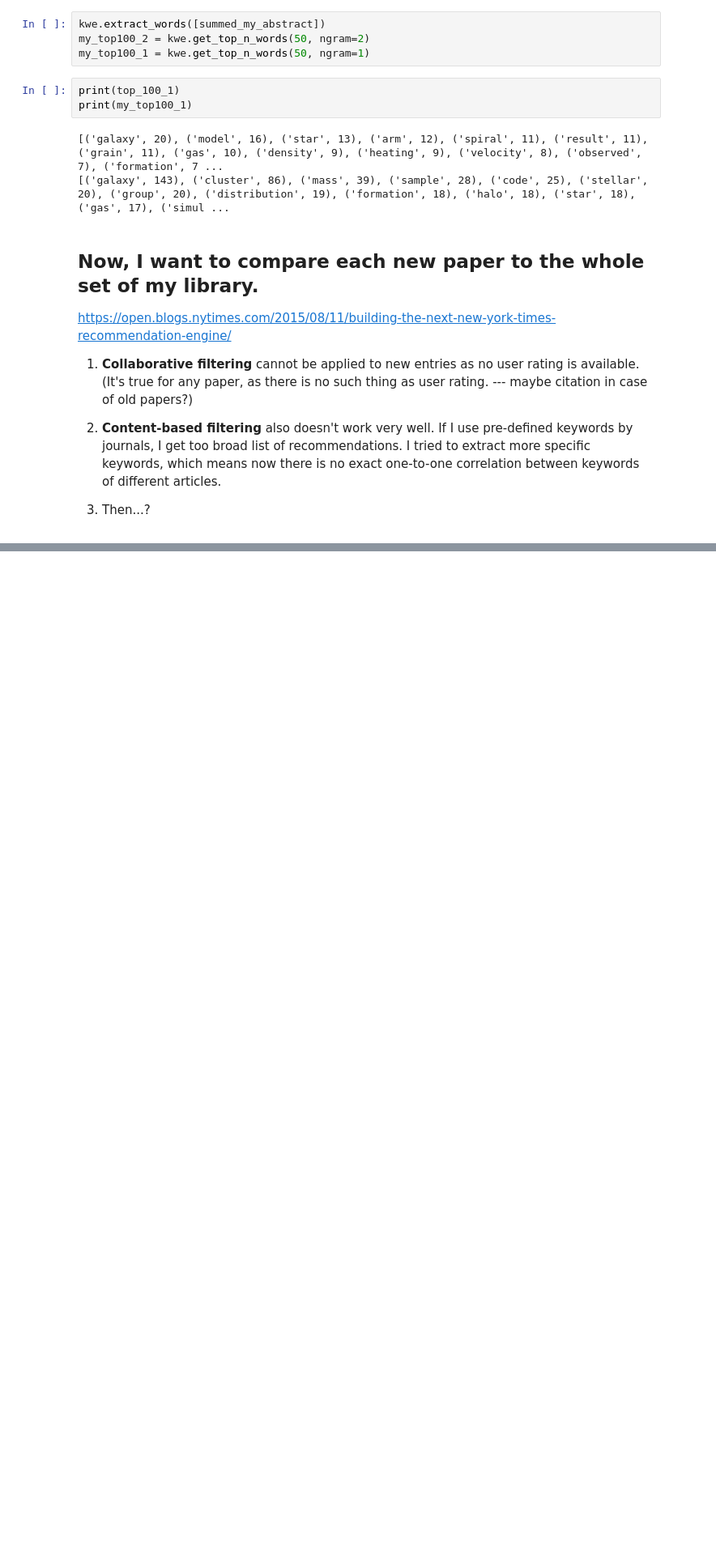
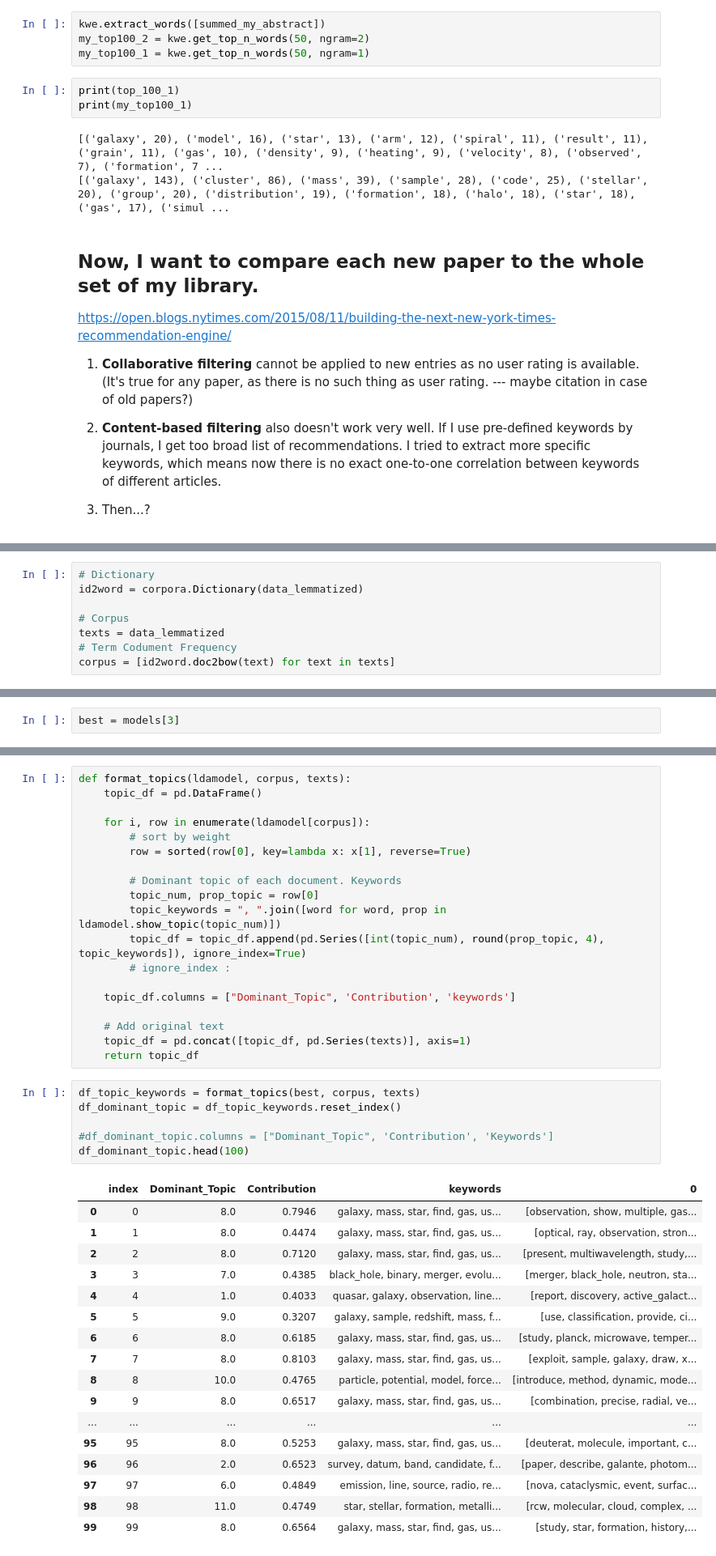
Before and after one commit to Hoseung/MyLibrary, a Jupyter notebook: Paper_recommender.ipynb, the cells around one changed output, grey strips where cells are left out. Shown at 81% size. Saved outputs shown, nothing was run; the diff lists cells and outputs as text; blank space fills up the shorter version.

```diff
--- a/Paper_recommender.ipynb
+++ b/Paper_recommender.ipynb
@@ -121,0 +210,8 @@ My actual thought process when determining which paper to read and which not nee
+# %%
+# Dictionary
+id2word = corpora.Dictionary(data_lemmatized)
+
+# Corpus
+texts = data_lemmatized
+# Term Codument Frequency
+corpus = [id2word.doc2bow(text) for text in texts]
@@ -121,0 +271,2 @@ My actual thought process when determining which paper to read and which not nee
+# %%
+best = models[3]
@@ -121,0 +308,43 @@ My actual thought process when determining which paper to read and which not nee
+# %%
+def format_topics(ldamodel, corpus, texts):
+    topic_df = pd.DataFrame()
+
+    for i, row in enumerate(ldamodel[corpus]):
+        # sort by weight
+        row = sorted(row[0], key=lambda x: x[1], reverse=True)
+
+        # Dominant topic of each document. Keywords
+        topic_num, prop_topic = row[0]
+        topic_keywords = ", ".join([word for word, prop in ldamodel.show_topic(topic_num)])
+        topic_df = topic_df.append(pd.Series([int(topic_num), round(prop_topic, 4), topic_keywords]), ignore_index=True)
+        # ignore_index :
+
+    topic_df.columns = ["Dominant_Topic", 'Contribution', 'keywords']
+
+    # Add original text
+    topic_df = pd.concat([topic_df, pd.Series(texts)], axis=1)
+    return topic_df
+# %%
+df_topic_keywords = format_topics(best, corpus, texts)
+df_dominant_topic = df_topic_keywords.reset_index()
+
+#df_dominant_topic.columns = ["Dominant_Topic", 'Contribution', 'Keywords']
+df_dominant_topic.head(100)
+# %% [output]
+|  | index | Dominant_Topic | Contribution | keywords | 0 |
+| 0 | 0 | 8.0 | 0.7946 | galaxy, mass, star, find, gas, us... | [observation, show, multiple, gas... |
+| 1 | 1 | 8.0 | 0.4474 | galaxy, mass, star, find, gas, us... | [optical, ray, observation, stron... |
+| 2 | 2 | 8.0 | 0.7120 | galaxy, mass, star, find, gas, us... | [present, multiwavelength, study,... |
+| 3 | 3 | 7.0 | 0.4385 | black_hole, binary, merger, evolu... | [merger, black_hole, neutron, sta... |
+| 4 | 4 | 1.0 | 0.4033 | quasar, galaxy, observation, line... | [report, discovery, active_galact... |
+| 5 | 5 | 9.0 | 0.3207 | galaxy, sample, redshift, mass, f... | [use, classification, provide, ci... |
+| 6 | 6 | 8.0 | 0.6185 | galaxy, mass, star, find, gas, us... | [study, planck, microwave, temper... |
+| 7 | 7 | 8.0 | 0.8103 | galaxy, mass, star, find, gas, us... | [exploit, sample, galaxy, draw, x... |
+| 8 | 8 | 10.0 | 0.4765 | particle, potential, model, force... | [introduce, method, dynamic, mode... |
+| 9 | 9 | 8.0 | 0.6517 | galaxy, mass, star, find, gas, us... | [combination, precise, radial, ve... |
+| ... | ... | ... | ... | ... | ... |
+| 95 | 95 | 8.0 | 0.5253 | galaxy, mass, star, find, gas, us... | [deuterat, molecule, important, c... |
+| 96 | 96 | 2.0 | 0.6523 | survey, datum, band, candidate, f... | [paper, describe, galante, photom... |
+| 97 | 97 | 6.0 | 0.4849 | emission, line, source, radio, re... | [nova, cataclysmic, event, surfac... |
+| 98 | 98 | 11.0 | 0.4749 | star, stellar, formation, metalli... | [rcw, molecular, cloud, complex, ... |
+| 99 | 99 | 8.0 | 0.6564 | galaxy, mass, star, find, gas, us... | [study, star, formation, history,... |
```
Also changed, not shown: parts of 16 cells of this notebook.
